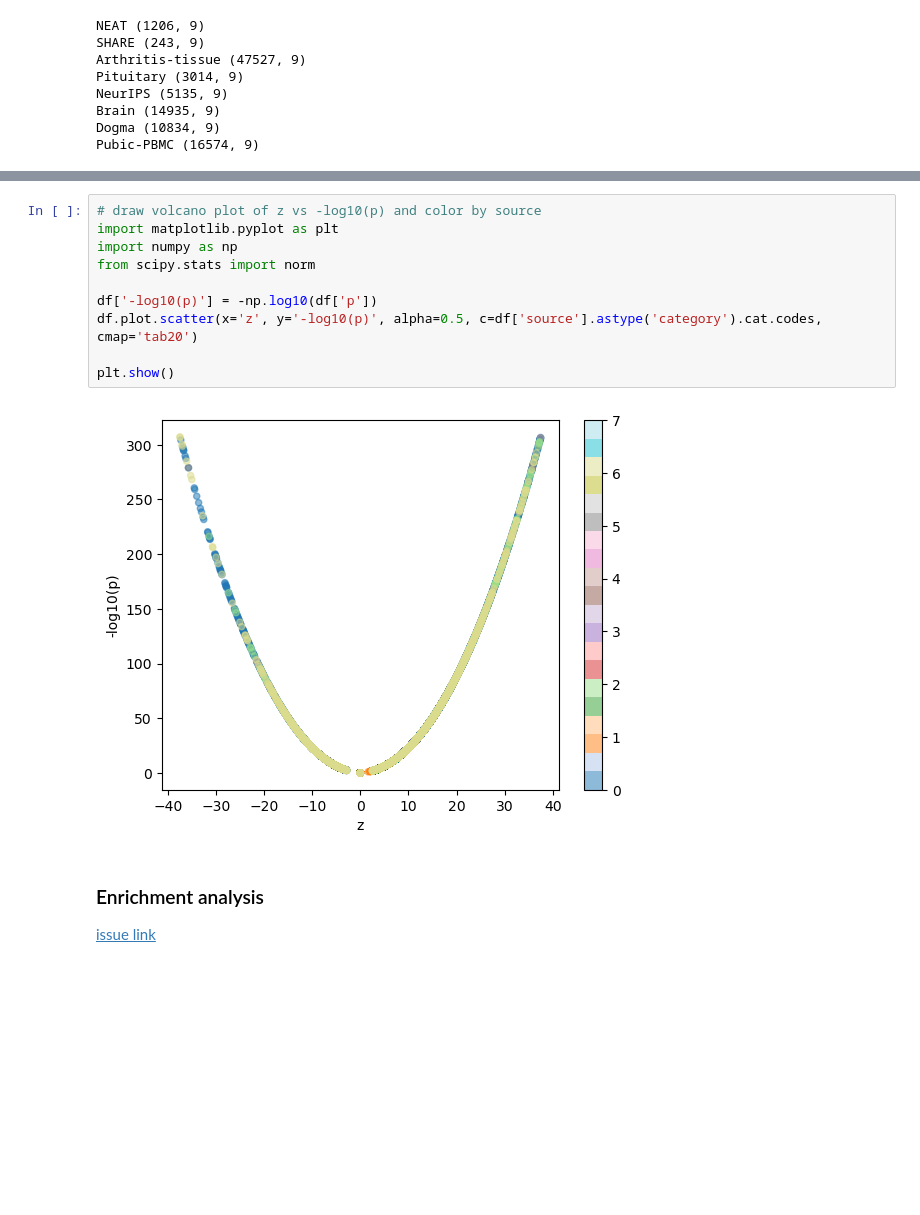
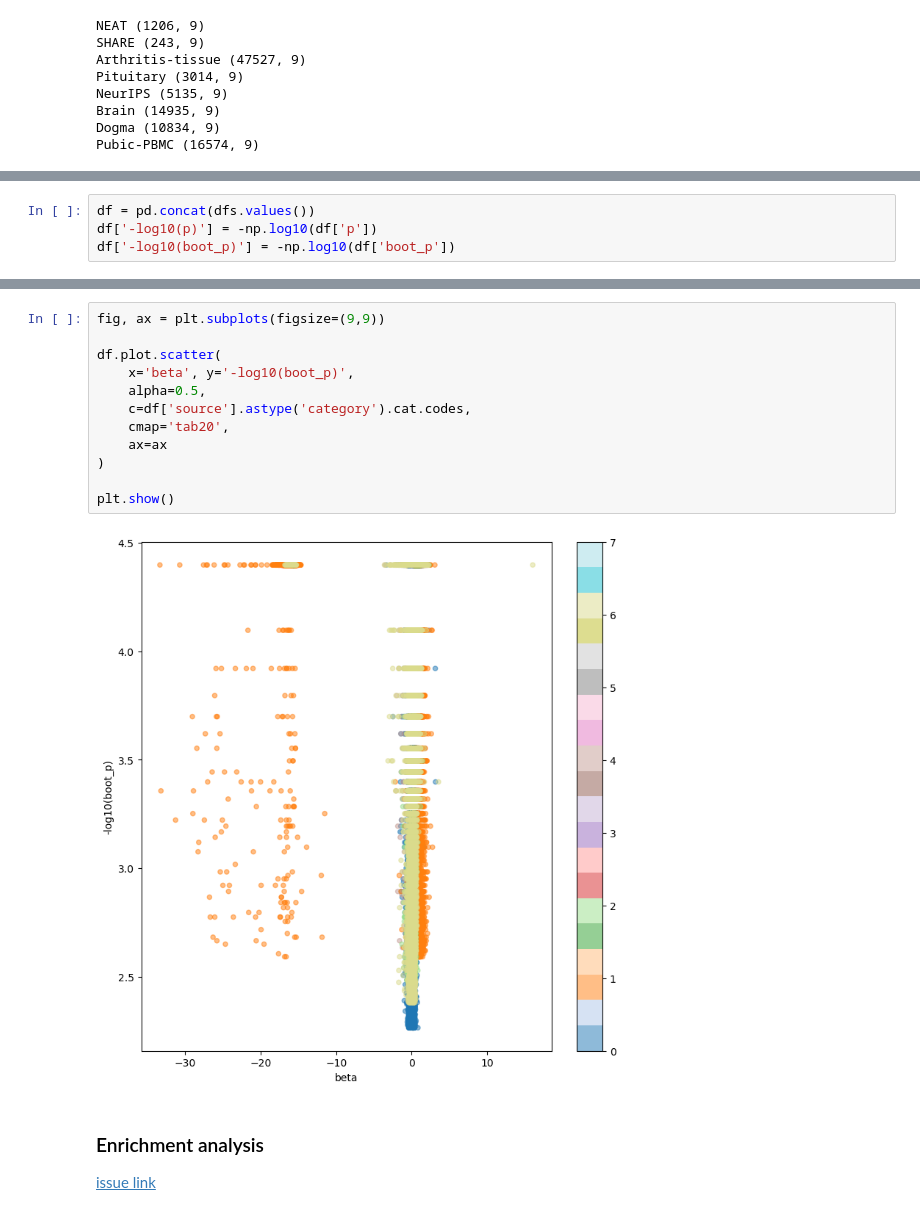
Before and after one commit to abearab/BMI-206-Class-Project, a Jupyter notebook: notebook.ipynb, the cells around one changed output, grey strips where cells are left out. Cells and saved outputs as stored; diff of their text form; blank space fills up the shorter version.

```diff
--- a/notebook.ipynb
+++ b/notebook.ipynb
@@ -107 +164,5 @@ df = pd.concat(dfs.values())
+# %%
+df = pd.concat(dfs.values())
+df['-log10(p)'] = -np.log10(df['p'])
+df['-log10(boot_p)'] = -np.log10(df['boot_p'])
 # %%
@@ -123,15 +177,17 @@ df
 # %%
-# draw volcano plot of z vs -log10(p) and color by source
-import matplotlib.pyplot as plt
-import numpy as np
-from scipy.stats import norm
+fig, ax = plt.subplots(figsize=(9,9))
 
-df['-log10(p)'] = -np.log10(df['p'])
-df.plot.scatter(x='z', y='-log10(p)', alpha=0.5, c=df['source'].astype('category').cat.codes, cmap='tab20')
+df.plot.scatter(
+    x='beta', y='-log10(boot_p)',
+    alpha=0.5,
+    c=df['source'].astype('category').cat.codes,
+    cmap='tab20',
+    ax=ax
+)
 
 plt.show()
 # %% [output]
-[figure, old version]
+[figure, new version]
 # %% [markdown]
 ### Enrichment analysis
 [issue link](https://github.com/abearab/BMI-206-Class-Project/issues/5)
```
Also changed, not shown: parts of 16 cells of this notebook.
